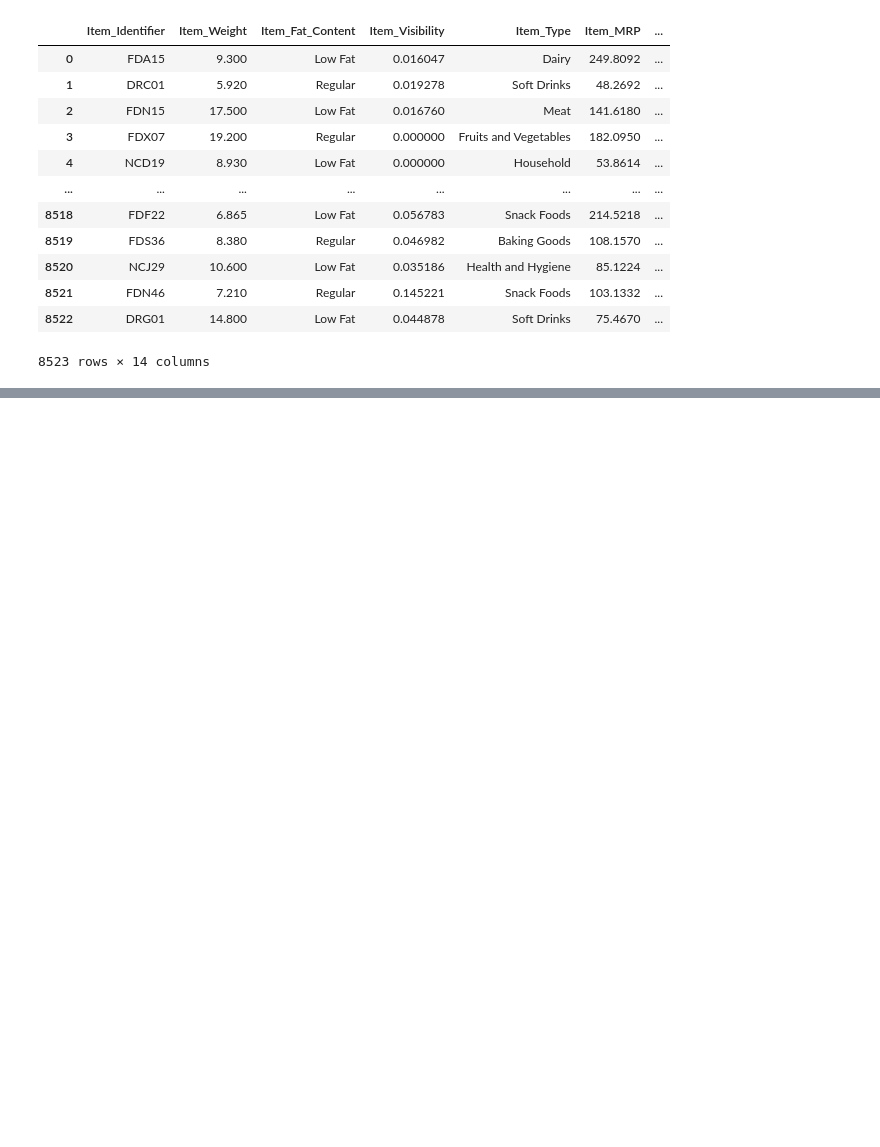
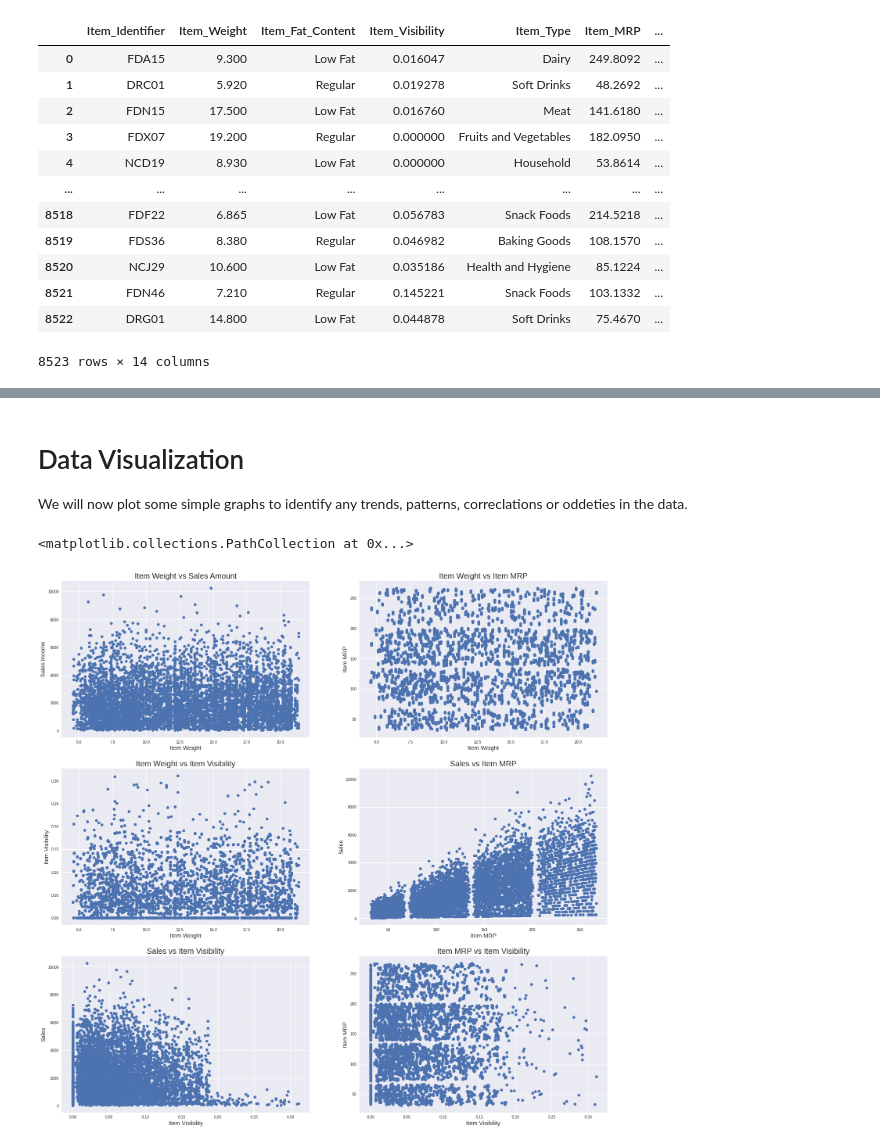
Before and after one commit to Cassandra-Simmons/Food-Sales_Predictions, a Jupyter notebook: Sales_Predict.ipynb, the cells around one changed output, grey strips where cells are left out. Cells and saved outputs as stored; diff of their text form; code cells hidden in the pictures; blank space fills up the shorter version.

```diff
--- a/Sales_Predict.ipynb
+++ b/Sales_Predict.ipynb
@@ -112,0 +185,4 @@ Name: Outlet_Size, dtype: int64
+# %%
+#Replace missing outlet size records with 'Unknown Size'
+dfSalesFinal = dfsalesf.replace({'Outlet_Size':{None:'Unknown Size'}})
+dfSalesFinal
@@ -112,0 +221,6 @@ Name: Outlet_Size, dtype: int64
+# %%
+#Now lets eliminate the observations from 1985 (which are all missing item weights) We could either eliminate all items were establishment year =1985 or drop all null values from item weights. Im going to choose to
+# delete records were year = 1985, since that way if I made an error and there are still missing values outside of 1985 that they wont be eliminated by accident AND this way if the dataset is ever updated I wont be
+#deleting new missing values that may come into the item_weight column
+dfSalesFinal = dfSalesFinal[dfSalesFinal['Outlet_Establishment_Year']!=1985]
+#Our dataset is now ready to work with
@@ -268,0 +276,65 @@ dfsalesff.groupby(['Outlet_Establishment_Year'])[['Item_Outlet_Sales']].cumsum()
+# %% [markdown]
+# Data Visualization
+
+We will now plot some simple graphs to identify any trends, patterns, correclations or oddeties in the data.
+# %%
+#Lets look at any correlation between qualitative data features:
+
+#Define all variables:
+
+iWeight = dfSalesFinal['Item_Weight']
+iSales = dfSalesFinal['Sales']
+iVis = dfSalesFinal['Item_Visibility']
+iMRP = dfSalesFinal['Item_MRP']
+
+#plot 1: Item weight vs sales
+
+#plot 2: item weightvs Item MRP
+
+#plot 3: item weight vs Item Visibility
+
+#plot 4: Item MRP vs Sales
+
+#plot 5: Item Visibility vs sales
+
+#plot 6 Item MRP vd Item Visibility
+plt.figure(figsize = (25,25))
+plt.style.use('seaborn')
+plt.subplot(3,2,1)
+plt.title("Item Weight vs Sales Amount",fontsize = 20)
+plt.xlabel('Item Weight',fontsize = 15)
+plt.ylabel('Sales Income',fontsize = 15)
+plt.scatter(iWeight,iSales)
+
+plt.subplot(3,2,2)
+plt.title("Item Weight vs Item MRP",fontsize = 20)
+plt.xlabel('Item Weight',fontsize = 15)
+plt.ylabel('Item MRP',fontsize = 15)
+plt.scatter(iWeight,iMRP)
+
+plt.subplot(3,2,3)
+plt.title("Item Weight vs Item Visibility",fontsize = 20)
+plt.xlabel('Item Weight',fontsize = 15)
+plt.ylabel('Item Visibility',fontsize = 15)
+plt.scatter(iWeight,iVis)
+
+plt.subplot(3,2,4)
+plt.title("Sales vs Item MRP",fontsize = 20)
+plt.xlabel('Item MRP',fontsize = 15)
+plt.ylabel('Sales',fontsize = 15)
+plt.scatter(iMRP,iSales)
+
+plt.subplot(3,2,5)
+plt.title("Sales vs Item Visibility",fontsize = 20)
+plt.xlabel('Item Visibility',fontsize = 15)
+plt.ylabel('Sales',fontsize = 15)
+plt.scatter(iVis,iSales)
+
+plt.subplot(3,2,6)
+plt.title("Item MRP vs Item Visibility",fontsize = 20)
+plt.xlabel('Item Visibility',fontsize = 15)
+plt.ylabel('Item MRP',fontsize = 15)
+plt.scatter(iVis,iMRP)
+# %% [output]
+<matplotlib.collections.PathCollection at 0x...>
+[figure, added]
```
Also changed, not shown: parts of 32 cells of this notebook.
